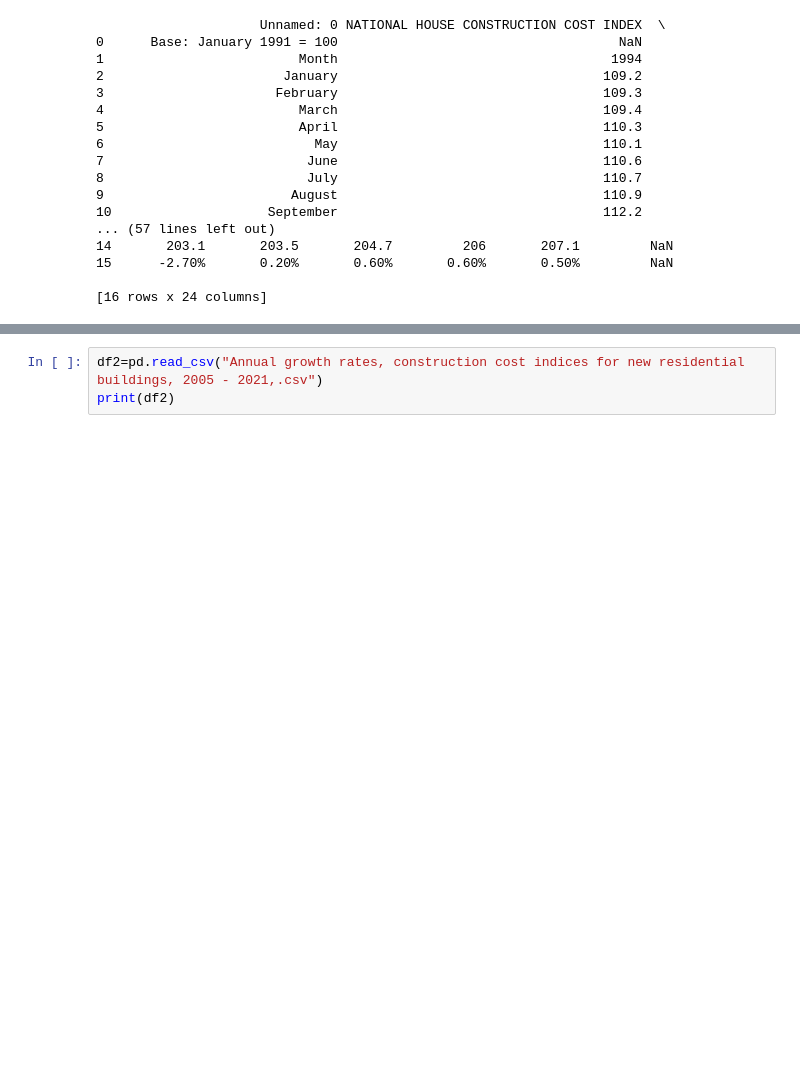
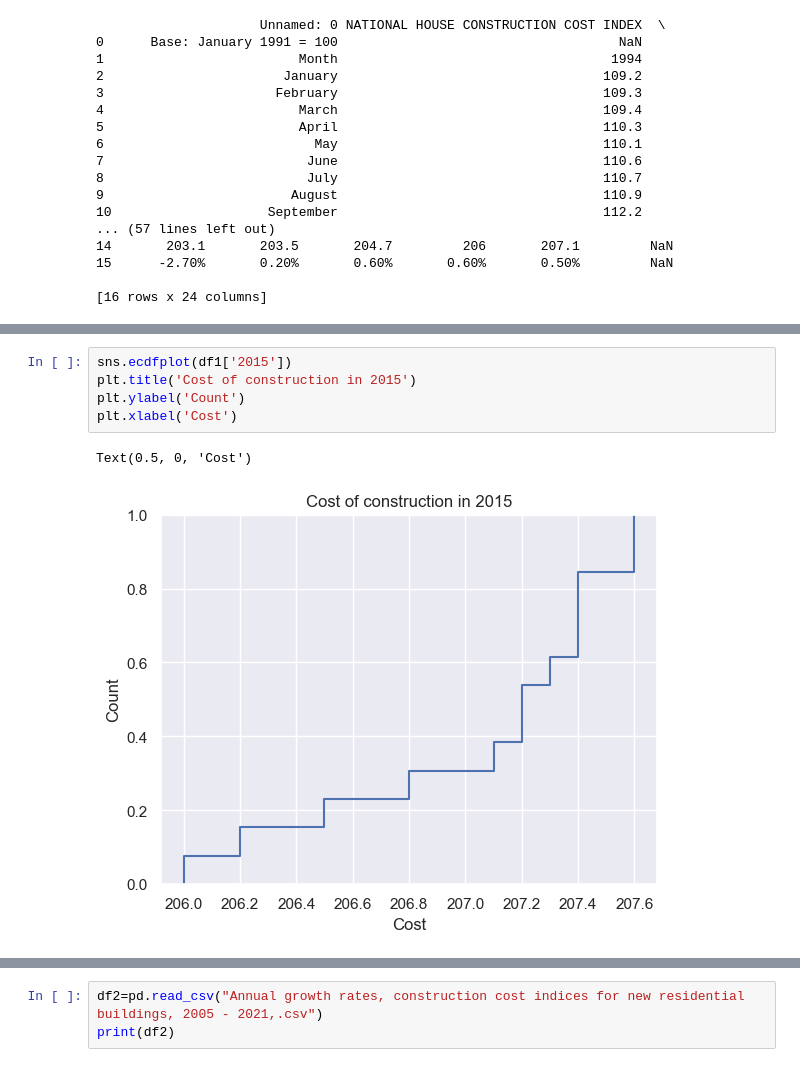
Before and after one commit to jlac23/CCT_MSC_DA_CA2_2020092, a Jupyter notebook: MSC_DA_CA2_2020092.ipynb, the cells around one changed output, grey strips where cells are left out. Saved outputs shown, nothing was run; the diff lists cells and outputs as text; blank space fills up the shorter version.

```diff
--- a/MSC_DA_CA2_2020092.ipynb
+++ b/MSC_DA_CA2_2020092.ipynb
@@ -59,0 +224,8 @@ print(df1)
+# %%
+sns.ecdfplot(df1['2015'])
+plt.title('Cost of construction in 2015')
+plt.ylabel('Count')
+plt.xlabel('Cost')
+# %% [output]
+Text(0.5, 0, 'Cost')
+[figure, added]
```
Also changed, not shown: parts of 37 cells of this notebook.
